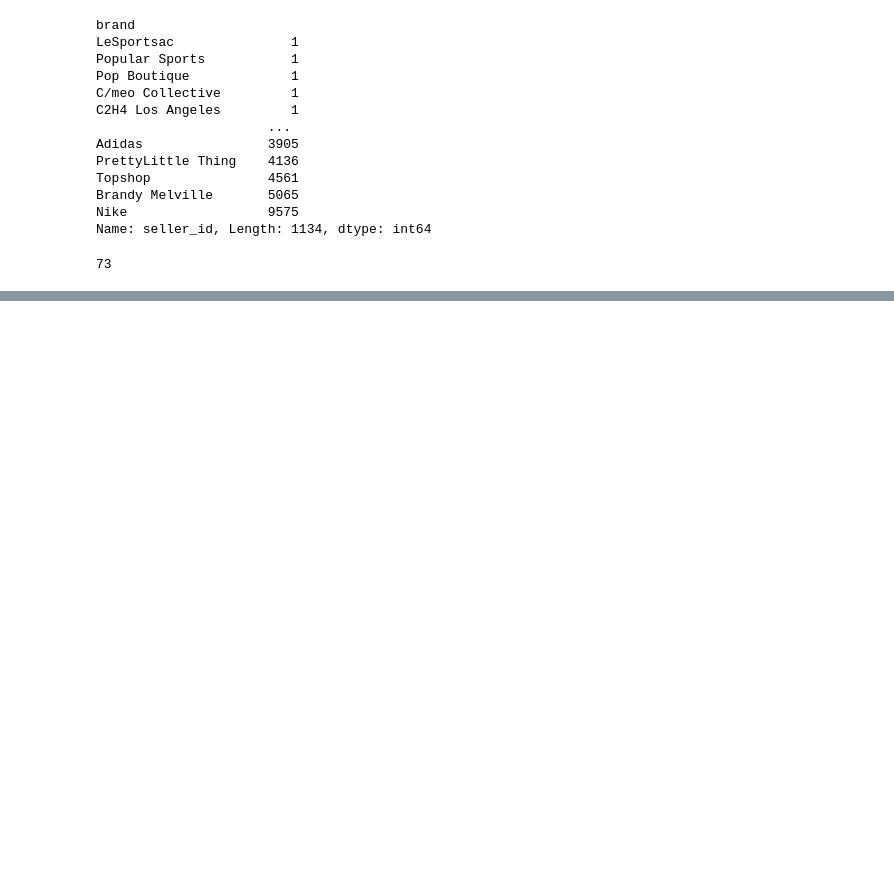
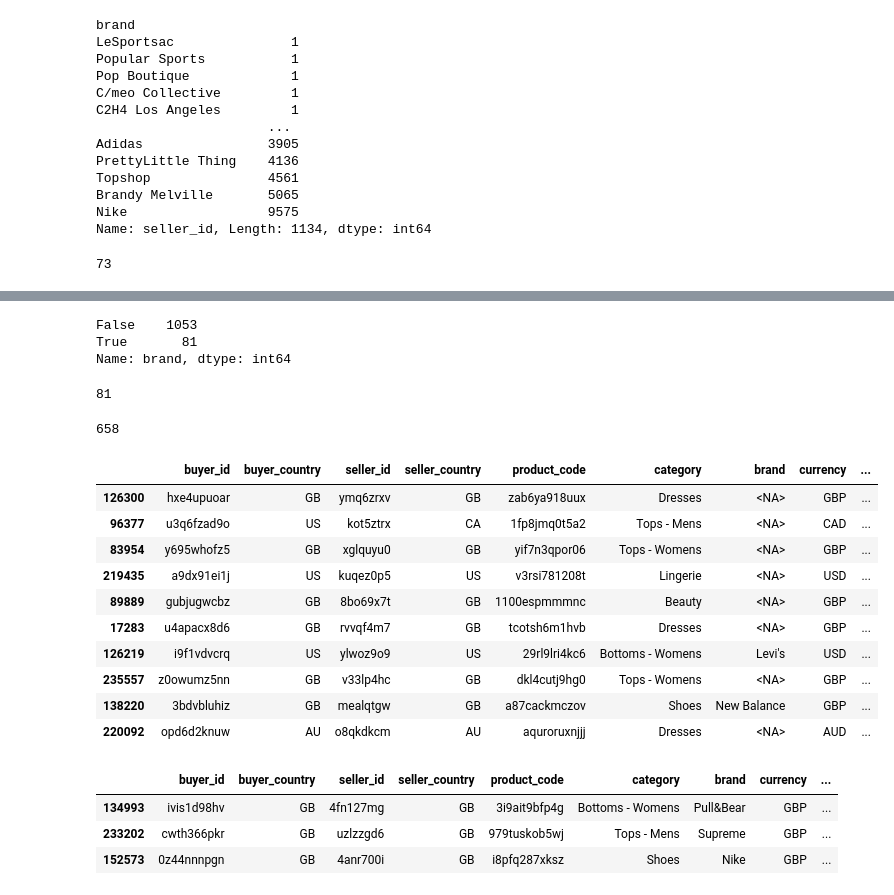
Before and after one commit to bulent-1111/Data_Science, a Jupyter notebook: interview/interview.ipynb, the cells around one changed output, grey strips where cells are left out. Drawn from its saved outputs; the diff is of its cells as text; code cells hidden in the pictures; blank space fills up the shorter version.

```diff
--- a/interview/interview.ipynb
+++ b/interview/interview.ipynb
@@ -445,0 +563,4 @@ df_sales.groupby('brand')['seller_id'].count().apply(lambda x :  ((x > 35) & (x
+# %%
+# df.drop_duplicates(keep='first', inplace=True)
+df_sales.drop_duplicates(keep='first', inplace=True)
+df_sales[df_sales['category']=='Jewellery']['brand'].isna().sum()
@@ -445,0 +569,2 @@ df_sales.groupby('brand')['seller_id'].count().apply(lambda x :  ((x > 35) & (x
+# %%
+df_sales['brand']= df_sales['brand'].convert_dtypes('float')
@@ -445,0 +582,10 @@ df_sales.groupby('brand')['seller_id'].count().apply(lambda x :  ((x > 35) & (x
+# %%
+((df_sales.groupby('brand').brand.count()>= 35)&(df_sales.groupby('brand').brand.count()<= 55)).value_counts()
+# %% [output]
+False    1053
+True       81
+Name: brand, dtype: int64
+# %%
+((df_sales.groupby('brand').brand.count()>= 35)&(df_sales.groupby('brand').brand.count()<= 55)).sum()
+# %% [output]
+81
@@ -445,0 +596,18 @@ df_sales.groupby('brand')['seller_id'].count().apply(lambda x :  ((x > 35) & (x
+# %%
+df_sales[(df_sales['category']=='Shoes') & (df_sales['buyer_country']=='AU')]['buyer_id'].count()
+# %% [output]
+658
+# %%
+df_sales.sample(10)
+# %% [output]
+|  | buyer_id | buyer_country | seller_id | seller_country | product_code | category | brand | currency | ... |
+| 126300 | hxe4upuoar | GB | ymq6zrxv | GB | zab6ya918uux | Dresses | <NA> | GBP | ... |
+| 96377 | u3q6fzad9o | US | kot5ztrx | CA | 1fp8jmq0t5a2 | Tops - Mens | <NA> | CAD | ... |
+| 83954 | y695whofz5 | GB | xglquyu0 | GB | yif7n3qpor06 | Tops - Womens | <NA> | GBP | ... |
+| 219435 | a9dx91ei1j | US | kuqez0p5 | US | v3rsi781208t | Lingerie | <NA> | USD | ... |
+| 89889 | gubjugwcbz | GB | 8bo69x7t | GB | 1100espmmmnc | Beauty | <NA> | GBP | ... |
+| 17283 | u4apacx8d6 | GB | rvvqf4m7 | GB | tcotsh6m1hvb | Dresses | <NA> | GBP | ... |
+| 126219 | i9f1vdvcrq | US | ylwoz9o9 | US | 29rl9lri4kc6 | Bottoms - Womens | Levi's | USD | ... |
+| 235557 | z0owumz5nn | GB | v33lp4hc | GB | dkl4cutj9hg0 | Tops - Womens | <NA> | GBP | ... |
+| 138220 | 3bdvbluhiz | GB | mealqtgw | GB | a87cackmczov | Shoes | New Balance | GBP | ... |
+| 220092 | opd6d2knuw | AU | o8qkdkcm | AU | aquroruxnjjj | Dresses | <NA> | AUD | ... |
@@ -445,0 +618,7 @@ df_sales.groupby('brand')['seller_id'].count().apply(lambda x :  ((x > 35) & (x
+# %%
+df_sales.sample(3)
+# %% [output]
+|  | buyer_id | buyer_country | seller_id | seller_country | product_code | category | brand | currency | ... |
+| 134993 | ivis1d98hv | GB | 4fn127mg | GB | 3i9ait9bfp4g | Bottoms - Womens | Pull&Bear | GBP | ... |
+| 233202 | cwth366pkr | GB | uzlzzgd6 | GB | 979tuskob5wj | Tops - Mens | Supreme | GBP | ... |
+| 152573 | 0z44nnnpgn | GB | 4anr700i | GB | i8pfq287xksz | Shoes | Nike | GBP | ... |
```
Also changed, not shown: parts of 30 cells of this notebook.
